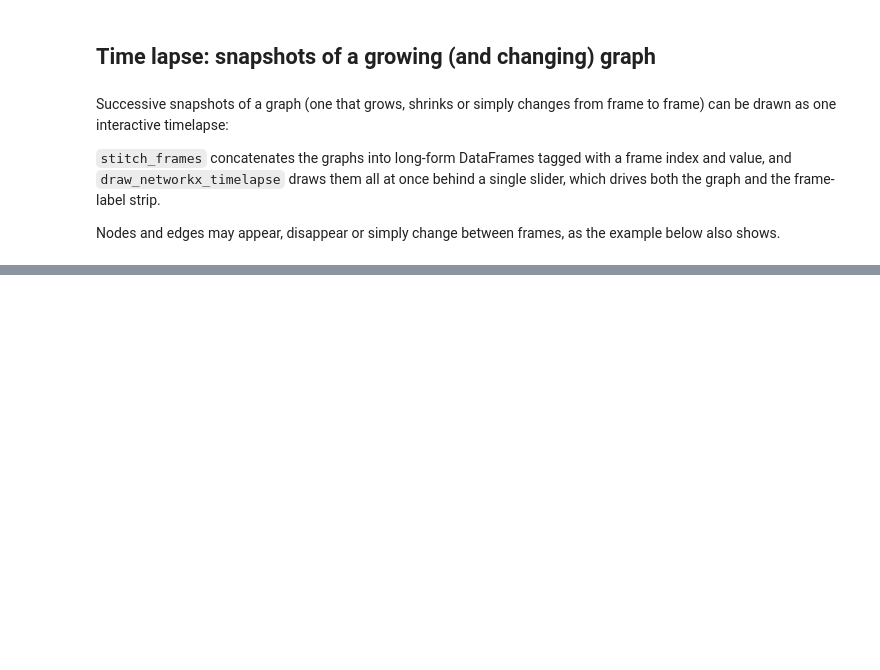
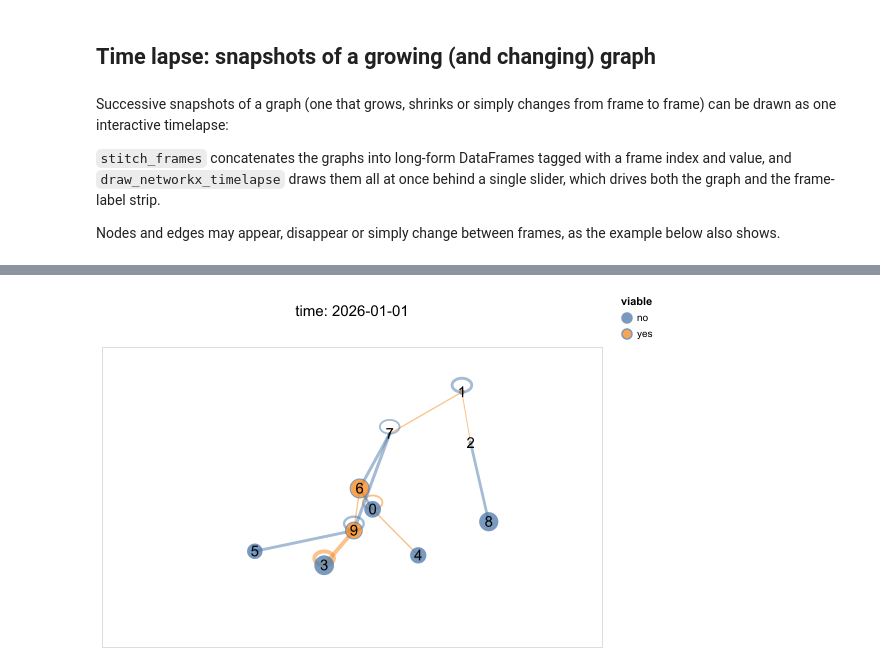
Before and after one commit to T-Flet/altair-nx, a Jupyter notebook: examples/altair-nx-tutorial.ipynb, the cells around one changed output, grey strips where cells are left out. Saved outputs shown, nothing was run; the diff lists cells and outputs as text; code cells hidden in the pictures; blank space fills up the shorter version.

Commit message:
- Added a per-node linear-drift timelapse example and clarified frame-label placement.

```diff
--- a/examples/altair-nx-tutorial.ipynb
+++ b/examples/altair-nx-tutorial.ipynb
@@ -190,0 +201,22 @@ Tip: pass `frame_label_position = 'above'` to place the frame label above the gr
+# %%
+rng = np.random.default_rng(42)
+drift_directions = {node: rng.uniform(0, 2 * np.pi) for node in G.nodes}
+drift_per_frame = .05
+moving_positions = [
+    {
+        node: (
+            float(pos[node][0] + frame_index * drift_per_frame * np.cos(drift_directions[node])),
+            float(pos[node][1] + frame_index * drift_per_frame * np.sin(drift_directions[node]))
+        )
+        for node in graph.nodes
+    }
+    for frame_index, graph in enumerate(graphs)
+]
+
+moving_frameset = anx.stitch_frames(graphs, positions = moving_positions, frames = frameset.frames['frame'].tolist())
+# %%
+anx.draw_networkx_timelapse(moving_frameset, frame_param_name = 'time', frame_label_position = 'above', node_label = 'node',
+    node_size = 'importance', node_colour = 'viable', node_alpha = .75,
+    edge_width = 'weight', edge_colour = 'quality', edge_alpha = .5)
+# %% [output]
+[figure, added]
```
Also changed, not shown: parts of 10 cells of this notebook.
